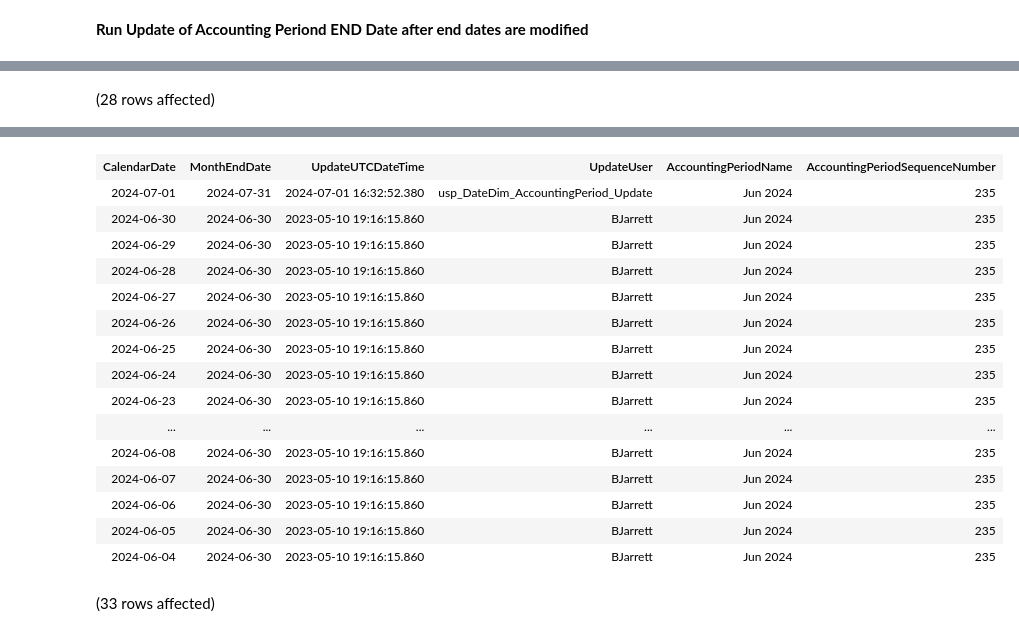
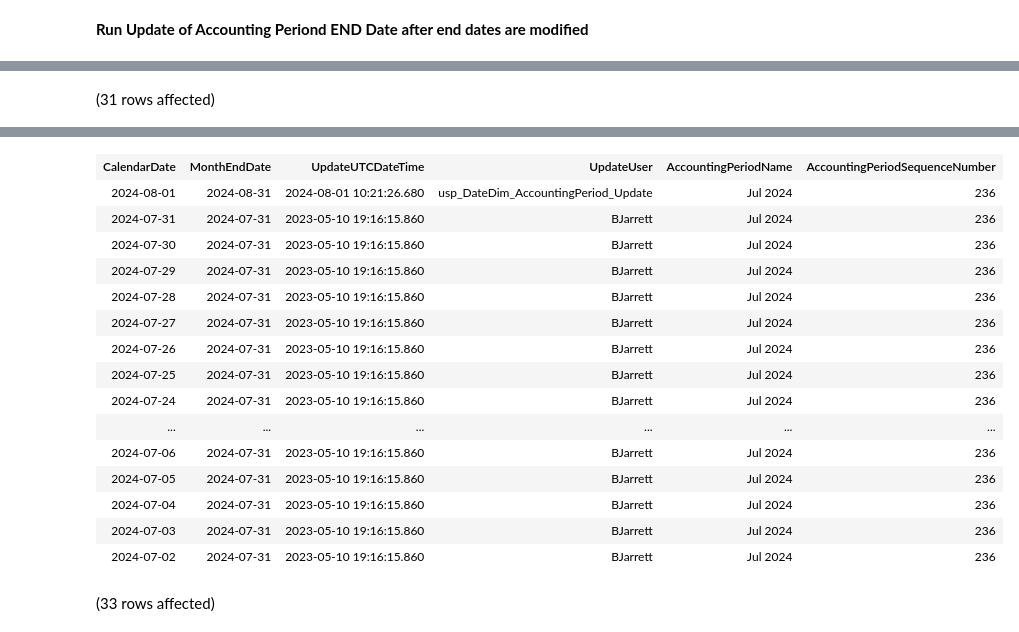
Before and after one commit to mdelisio/SQL-Scripts, a Jupyter notebook: Notebook- Update Accouinting Period End Date.ipynb, the cells around one changed output, grey strips where cells are left out. Cells and saved outputs as stored; diff of their text form; code cells hidden in the pictures.

```diff
--- a/Notebook- Update Accouinting Period End Date.ipynb
+++ b/Notebook- Update Accouinting Period End Date.ipynb
@@ -28,5 +28,5 @@ Total execution time: 00:00:00.262
 # %%
-DECLARE @AccountingPeriodName VARCHAR(50) = 'Jun 2024'
+DECLARE @AccountingPeriodName VARCHAR(50) = 'Jul 2024'
 ;
 
 Select TOP (33)
@@ -40,4 +40,4 @@ FROM EDW.DateDim
 Where AccountingPeriodName = @AccountingPeriodName
 Order By DateDimKey Desc
 # %% [output]
-(28 rows affected)
+(31 rows affected)
@@ -45,19 +45,19 @@ Total execution time: 00:00:00.093
 | CalendarDate | MonthEndDate | UpdateUTCDateTime | UpdateUser | AccountingPeriodName | AccountingPeriodSequenceNumber |
-| 2024-07-01 | 2024-07-31 | 2024-07-01 16:32:52.380 | usp_DateDim_AccountingPeriod_Update | Jun 2024 | 235 |
-| 2024-06-30 | 2024-06-30 | 2023-05-10 19:16:15.860 | BJarrett | Jun 2024 | 235 |
-| 2024-06-29 | 2024-06-30 | 2023-05-10 19:16:15.860 | BJarrett | Jun 2024 | 235 |
-| 2024-06-28 | 2024-06-30 | 2023-05-10 19:16:15.860 | BJarrett | Jun 2024 | 235 |
-| 2024-06-27 | 2024-06-30 | 2023-05-10 19:16:15.860 | BJarrett | Jun 2024 | 235 |
-| 2024-06-26 | 2024-06-30 | 2023-05-10 19:16:15.860 | BJarrett | Jun 2024 | 235 |
-| 2024-06-25 | 2024-06-30 | 2023-05-10 19:16:15.860 | BJarrett | Jun 2024 | 235 |
-| 2024-06-24 | 2024-06-30 | 2023-05-10 19:16:15.860 | BJarrett | Jun 2024 | 235 |
-| 2024-06-23 | 2024-06-30 | 2023-05-10 19:16:15.860 | BJarrett | Jun 2024 | 235 |
+| 2024-08-01 | 2024-08-31 | 2024-08-01 10:21:26.680 | usp_DateDim_AccountingPeriod_Update | Jul 2024 | 236 |
+| 2024-07-31 | 2024-07-31 | 2023-05-10 19:16:15.860 | BJarrett | Jul 2024 | 236 |
+| 2024-07-30 | 2024-07-31 | 2023-05-10 19:16:15.860 | BJarrett | Jul 2024 | 236 |
+| 2024-07-29 | 2024-07-31 | 2023-05-10 19:16:15.860 | BJarrett | Jul 2024 | 236 |
+| 2024-07-28 | 2024-07-31 | 2023-05-10 19:16:15.860 | BJarrett | Jul 2024 | 236 |
+| 2024-07-27 | 2024-07-31 | 2023-05-10 19:16:15.860 | BJarrett | Jul 2024 | 236 |
+| 2024-07-26 | 2024-07-31 | 2023-05-10 19:16:15.860 | BJarrett | Jul 2024 | 236 |
+| 2024-07-25 | 2024-07-31 | 2023-05-10 19:16:15.860 | BJarrett | Jul 2024 | 236 |
+| 2024-07-24 | 2024-07-31 | 2023-05-10 19:16:15.860 | BJarrett | Jul 2024 | 236 |
 | ... | ... | ... | ... | ... | ... |
-| 2024-06-08 | 2024-06-30 | 2023-05-10 19:16:15.860 | BJarrett | Jun 2024 | 235 |
-| 2024-06-07 | 2024-06-30 | 2023-05-10 19:16:15.860 | BJarrett | Jun 2024 | 235 |
-| 2024-06-06 | 2024-06-30 | 2023-05-10 19:16:15.860 | BJarrett | Jun 2024 | 235 |
-| 2024-06-05 | 2024-06-30 | 2023-05-10 19:16:15.860 | BJarrett | Jun 2024 | 235 |
-| 2024-06-04 | 2024-06-30 | 2023-05-10 19:16:15.860 | BJarrett | Jun 2024 | 235 |
+| 2024-07-06 | 2024-07-31 | 2023-05-10 19:16:15.860 | BJarrett | Jul 2024 | 236 |
+| 2024-07-05 | 2024-07-31 | 2023-05-10 19:16:15.860 | BJarrett | Jul 2024 | 236 |
+| 2024-07-04 | 2024-07-31 | 2023-05-10 19:16:15.860 | BJarrett | Jul 2024 | 236 |
+| 2024-07-03 | 2024-07-31 | 2023-05-10 19:16:15.860 | BJarrett | Jul 2024 | 236 |
+| 2024-07-02 | 2024-07-31 | 2023-05-10 19:16:15.860 | BJarrett | Jul 2024 | 236 |
 # %%
 DECLARE @ChangeDate DateTime = '2023-09-01'
 ;
```
Also changed, not shown: parts of 4 cells of this notebook, 8 other files.
